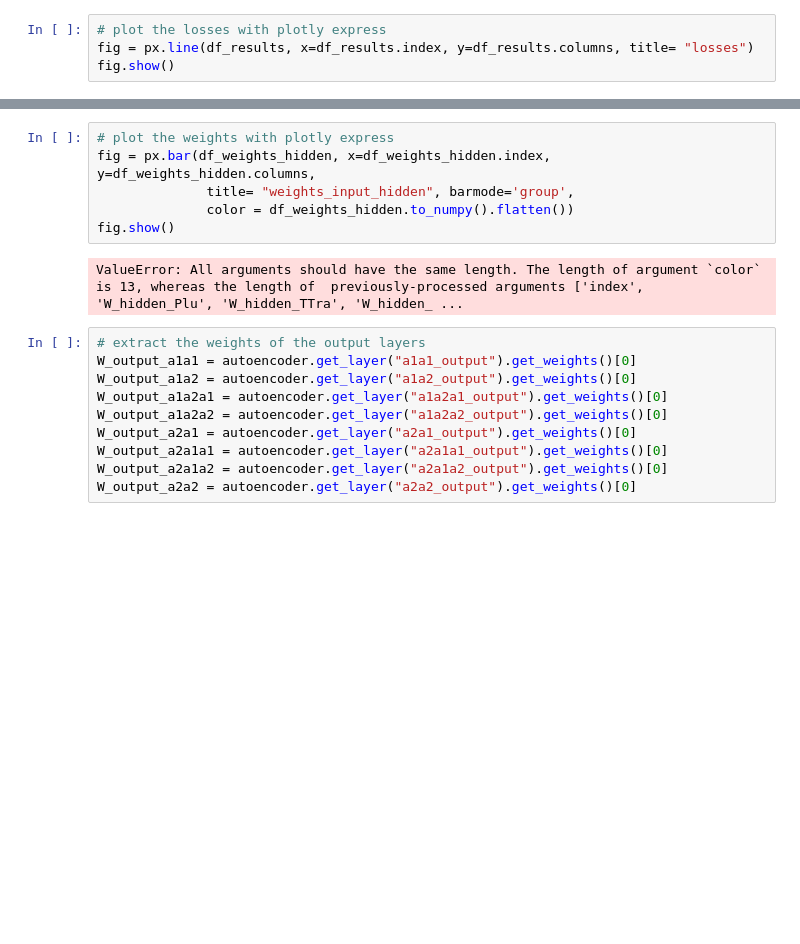
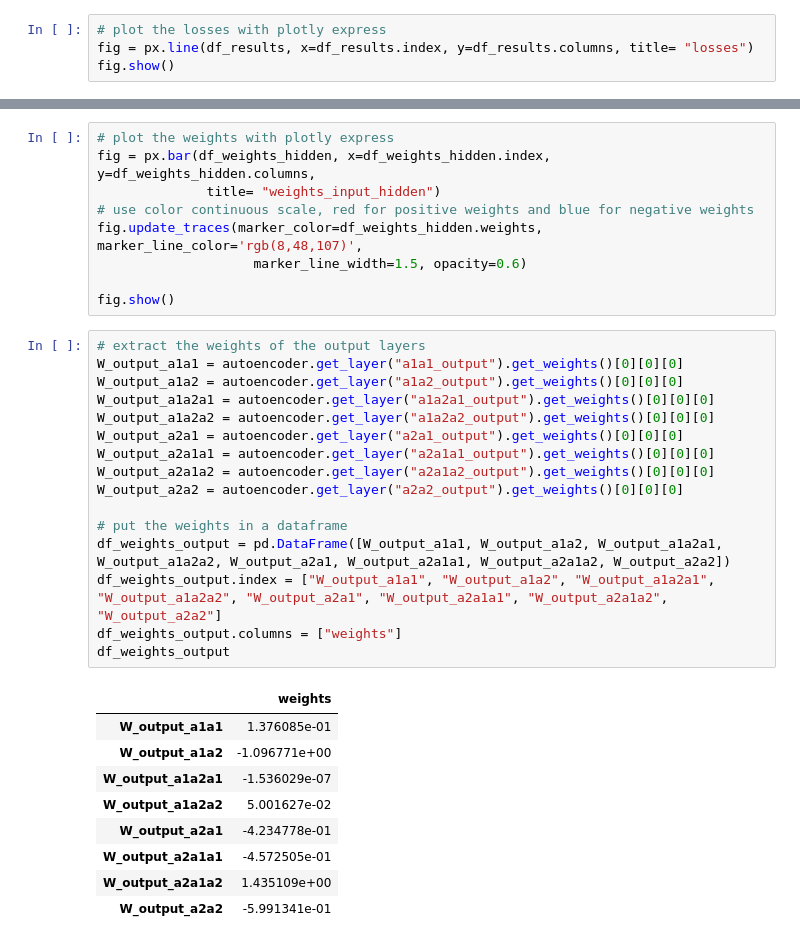
Before and after one commit to Ishikawa7/neural-network-with-fuzzified-inverter, a Jupyter notebook: autoencoder.ipynb, the cells around one changed output, grey strips where cells are left out. Saved outputs shown, nothing was run; the diff lists cells and outputs as text; blank space fills up the shorter version.

```diff
--- a/autoencoder.ipynb
+++ b/autoencoder.ipynb
@@ -204,18 +204,35 @@ df_weights_hidden
 # %%
 # plot the weights with plotly express
 fig = px.bar(df_weights_hidden, x=df_weights_hidden.index, y=df_weights_hidden.columns,
-              title= "weights_input_hidden", barmode='group',
-              color = df_weights_hidden.to_numpy().flatten())
+              title= "weights_input_hidden")
+# use color continuous scale, red for positive weights and blue for negative weights
+fig.update_traces(marker_color=df_weights_hidden.weights, marker_line_color='rgb(8,48,107)',
+                    marker_line_width=1.5, opacity=0.6)
+
 fig.show()
-# %% [output]
-ValueError: All arguments should have the same length. The length of argument `color` is 13, whereas the length of  previously-processed arguments ['index', 'W_hidden_Plu', 'W_hidden_TTra', 'W_hidden_ ...
 # %%
 # extract the weights of the output layers
-W_output_a1a1 = autoencoder.get_layer("a1a1_output").get_weights()[0]
-W_output_a1a2 = autoencoder.get_layer("a1a2_output").get_weights()[0]
-W_output_a1a2a1 = autoencoder.get_layer("a1a2a1_output").get_weights()[0]
-W_output_a1a2a2 = autoencoder.get_layer("a1a2a2_output").get_weights()[0]
-W_output_a2a1 = autoencoder.get_layer("a2a1_output").get_weights()[0]
-W_output_a2a1a1 = autoencoder.get_layer("a2a1a1_output").get_weights()[0]
-W_output_a2a1a2 = autoencoder.get_layer("a2a1a2_output").get_weights()[0]
-W_output_a2a2 = autoencoder.get_layer("a2a2_output").get_weights()[0]
+W_output_a1a1 = autoencoder.get_layer("a1a1_output").get_weights()[0][0][0]
+W_output_a1a2 = autoencoder.get_layer("a1a2_output").get_weights()[0][0][0]
+W_output_a1a2a1 = autoencoder.get_layer("a1a2a1_output").get_weights()[0][0][0]
+W_output_a1a2a2 = autoencoder.get_layer("a1a2a2_output").get_weights()[0][0][0]
+W_output_a2a1 = autoencoder.get_layer("a2a1_output").get_weights()[0][0][0]
+W_output_a2a1a1 = autoencoder.get_layer("a2a1a1_output").get_weights()[0][0][0]
+W_output_a2a1a2 = autoencoder.get_layer("a2a1a2_output").get_weights()[0][0][0]
+W_output_a2a2 = autoencoder.get_layer("a2a2_output").get_weights()[0][0][0]
+
+# put the weights in a dataframe
+df_weights_output = pd.DataFrame([W_output_a1a1, W_output_a1a2, W_output_a1a2a1, W_output_a1a2a2, W_output_a2a1, W_output_a2a1a1, W_output_a2a1a2, W_output_a2a2])
+df_weights_output.index = ["W_output_a1a1", "W_output_a1a2", "W_output_a1a2a1", "W_output_a1a2a2", "W_output_a2a1", "W_output_a2a1a1", "W_output_a2a1a2", "W_output_a2a2"]
+df_weights_output.columns = ["weights"]
+df_weights_output
+# %% [output]
+|  | weights |
+| W_output_a1a1 | 1.376085e-01 |
+| W_output_a1a2 | -1.096771e+00 |
+| W_output_a1a2a1 | -1.536029e-07 |
+| W_output_a1a2a2 | 5.001627e-02 |
+| W_output_a2a1 | -4.234778e-01 |
+| W_output_a2a1a1 | -4.572505e-01 |
+| W_output_a2a1a2 | 1.435109e+00 |
+| W_output_a2a2 | -5.991341e-01 |
```
Also changed, not shown: parts of 2 cells of this notebook, 1 other file.
